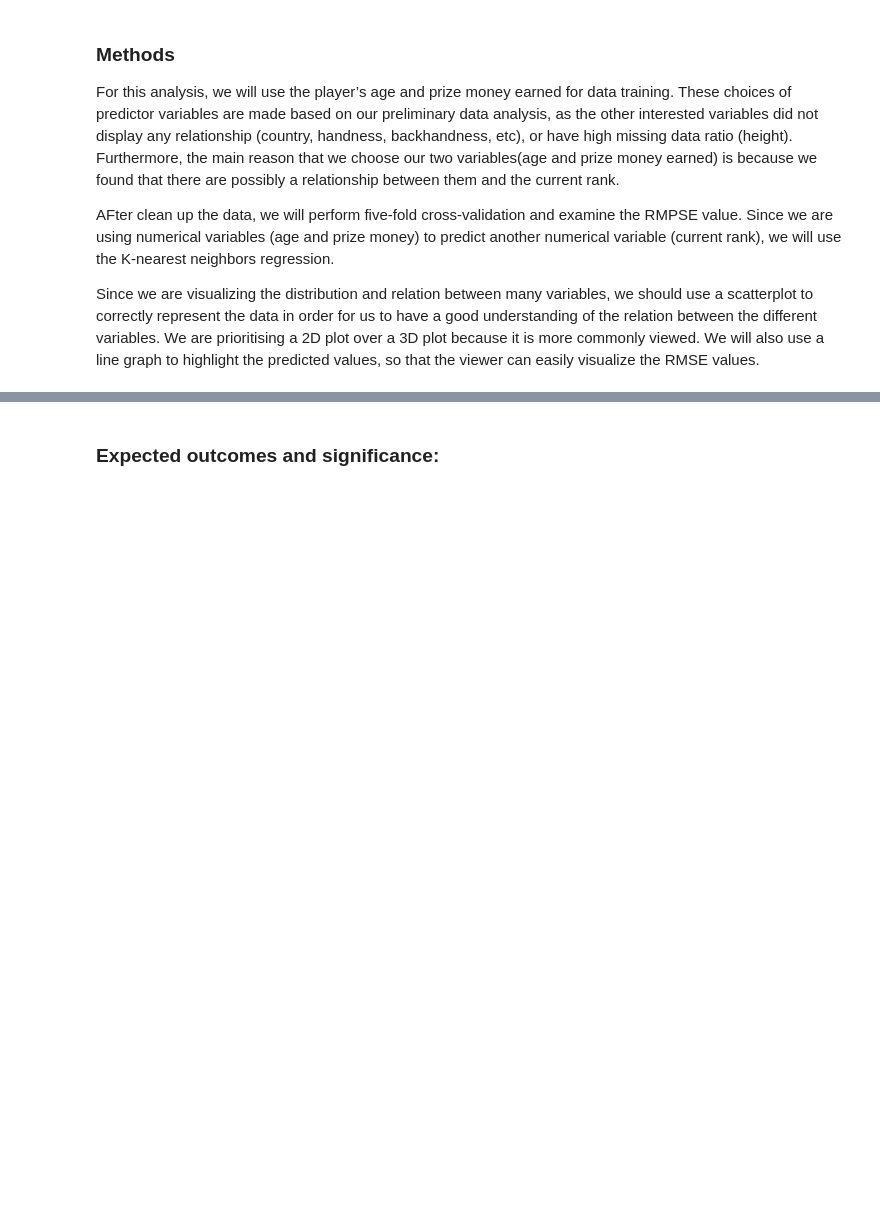
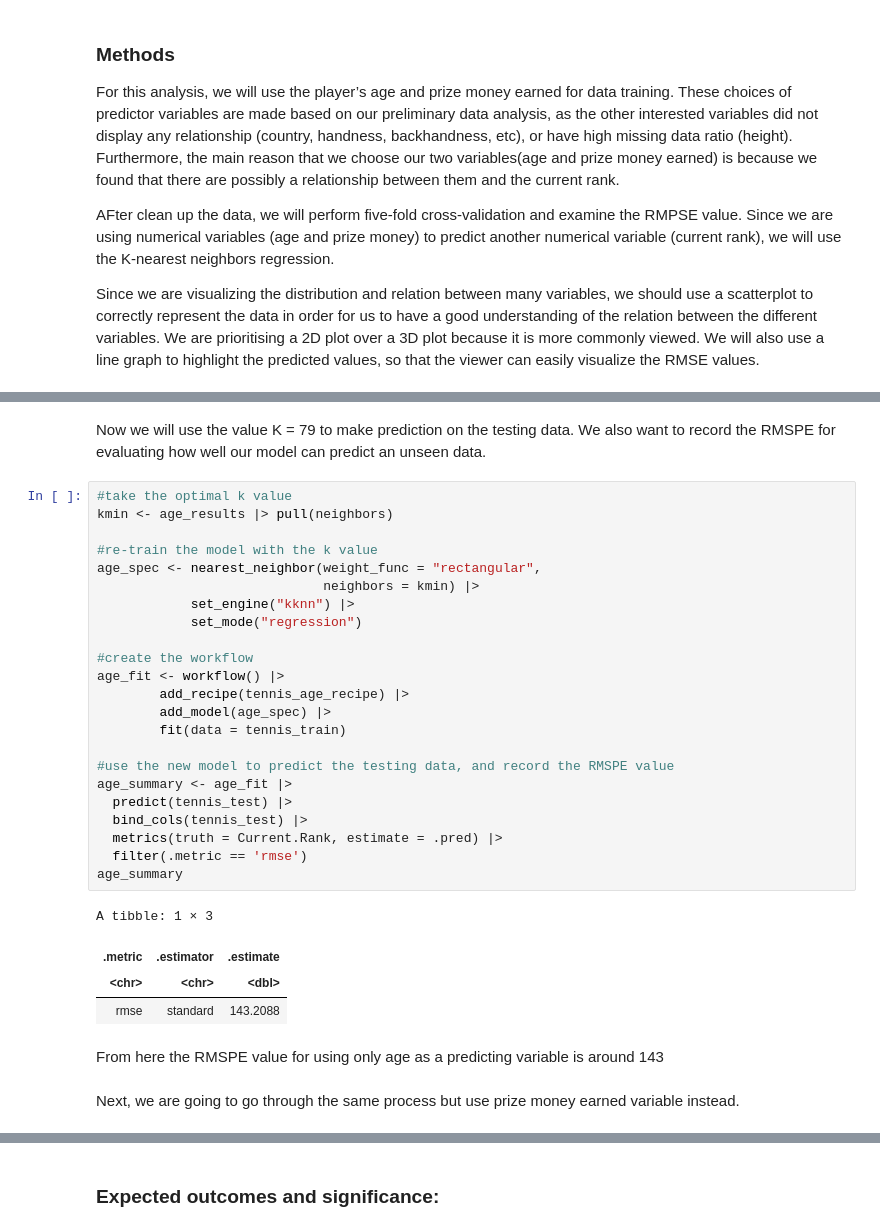
Before and after one commit to tarauboviccc/DSCI100_105_group_project, a Jupyter notebook: final_report.ipynb, the cells around one changed output, grey strips where cells are left out. Drawn from its saved outputs; the diff is of its cells as text; blank space fills up the shorter version.

```diff
--- a/final_report.ipynb
+++ b/final_report.ipynb
@@ -469,0 +573,34 @@ Since we are visualizing the distribution and relation between many variables, w
+# %% [markdown]
+Now we will use the value K = 79 to make prediction on the testing data. We also want to record the RMSPE for evaluating how well our model can predict an unseen data.
+# %%
+#take the optimal k value
+kmin <- age_results |> pull(neighbors)
+
+#re-train the model with the k value
+age_spec <- nearest_neighbor(weight_func = "rectangular",
+                             neighbors = kmin) |>
+            set_engine("kknn") |>
+            set_mode("regression")
+
+#create the workflow
+age_fit <- workflow() |>
+        add_recipe(tennis_age_recipe) |>
+        add_model(age_spec) |>
+        fit(data = tennis_train)
+
+#use the new model to predict the testing data, and record the RMSPE value
+age_summary <- age_fit |>
+  predict(tennis_test) |>
+  bind_cols(tennis_test) |>
+  metrics(truth = Current.Rank, estimate = .pred) |>
+  filter(.metric == 'rmse')
+age_summary
+# %% [output]
+A tibble: 1 × 3
+| .metric | .estimator | .estimate |
+| <chr> | <chr> | <dbl> |
+| rmse | standard | 143.2088 |
+# %% [markdown]
+From here the RMSPE value for using only age as a predicting variable is around 143
+# %% [markdown]
+Next, we are going to go through the same process but use prize money earned variable instead.
```
Also changed, not shown: parts of 13 cells of this notebook.
